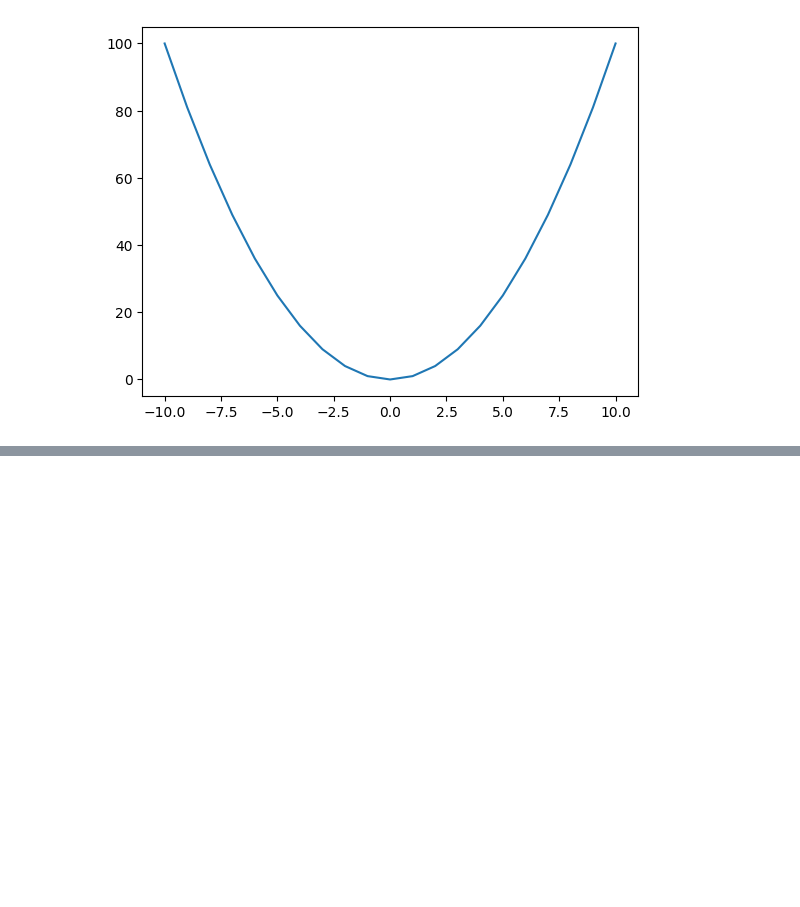
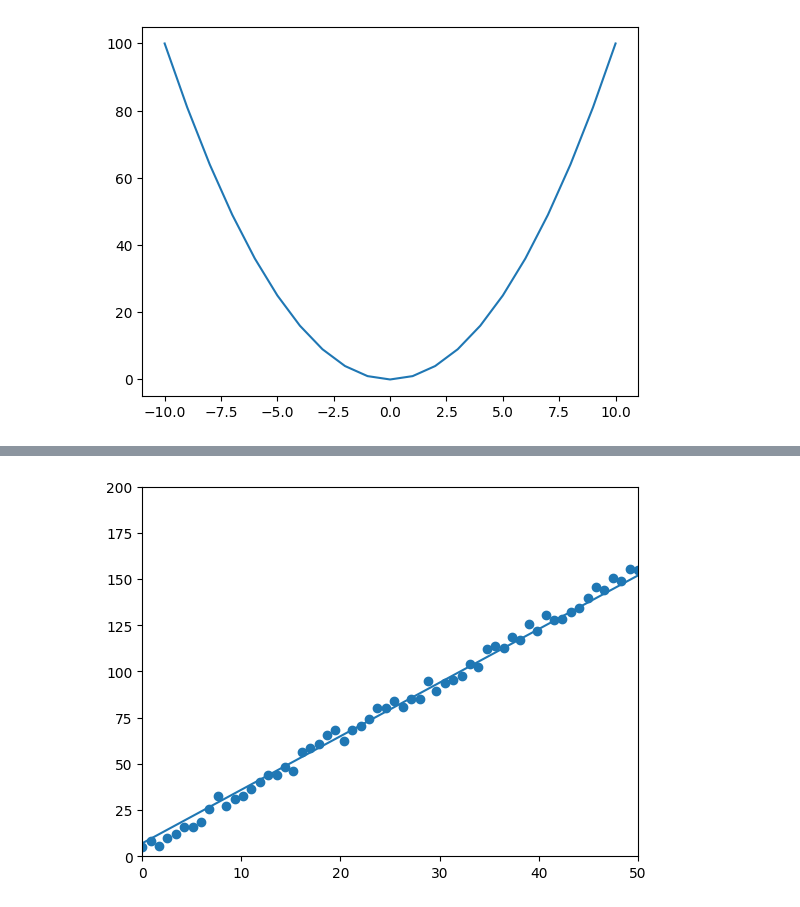
Before and after one commit to Lunivmaharjans/Python, a Jupyter notebook: day10.ipynb, the cells around one changed output, grey strips where cells are left out. Cells and saved outputs as stored; diff of their text form; code cells hidden in the pictures; blank space fills up the shorter version.

```diff
--- a/day10.ipynb
+++ b/day10.ipynb
@@ -242,0 +261,13 @@ plt.show()
+# %%
+x = np.linspace(0,50,60)
+random_noise=np.random.rand(60)
+y=3 * x + random_noise * 10
+y2= 2.9* x + 7
+
+plt.plot(x,y2)
+plt.scatter(x,y)
+plt.xlim((0,50))
+plt.ylim((0,200))
+plt. show()
+# %% [output]
+[figure, added]
```
Also changed, not shown: parts of 2 cells of this notebook, 4 other files.
